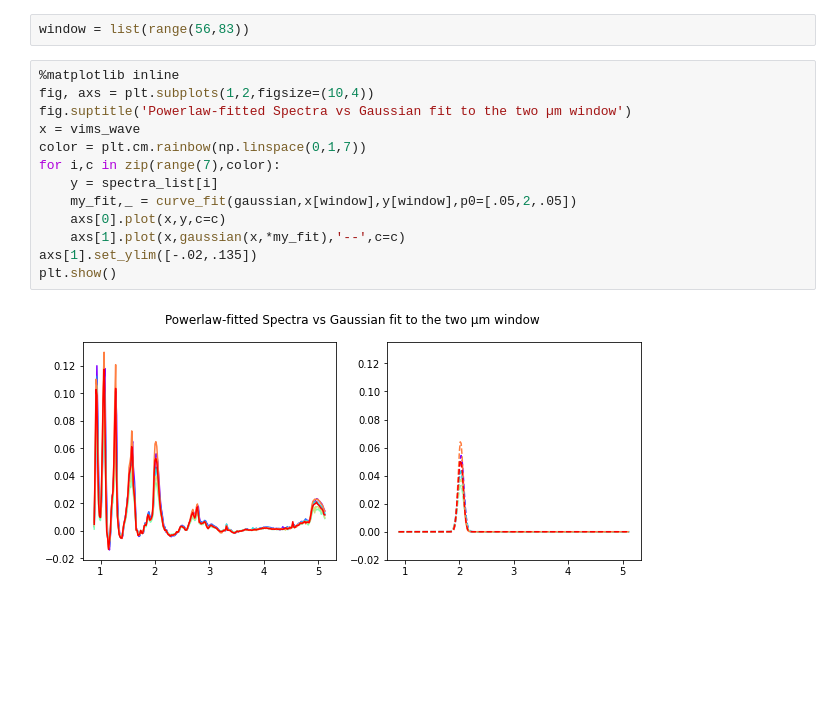
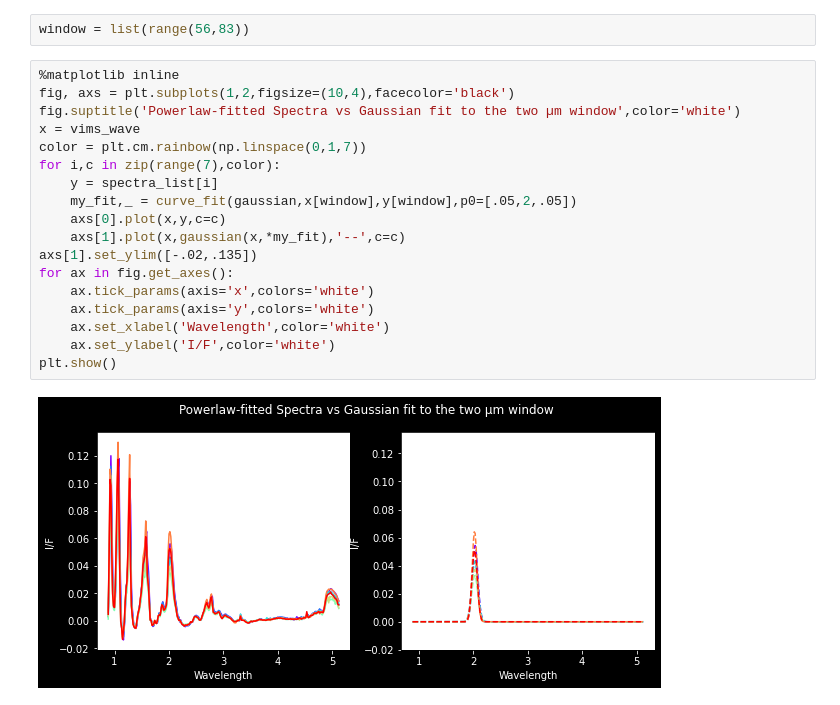
Before and after one commit to lucaslibshutz/spectralResearch, a Jupyter notebook: rainbow_fit.ipynb, the cells around one changed output. Saved outputs shown, nothing was run; the diff lists cells and outputs as text; blank space fills up the shorter version.

Commit message:
subplots uploaded

```diff
--- a/rainbow_fit.ipynb
+++ b/rainbow_fit.ipynb
@@ -43,16 +43,21 @@ for number in new_array:
 window = list(range(56,83))
 # %%
 %matplotlib inline
-fig, axs = plt.subplots(1,2,figsize=(10,4))
-fig.suptitle('Powerlaw-fitted Spectra vs Gaussian fit to the two µm window')
+fig, axs = plt.subplots(1,2,figsize=(10,4),facecolor='black')
+fig.suptitle('Powerlaw-fitted Spectra vs Gaussian fit to the two µm window',color='white')
 x = vims_wave
 color = plt.cm.rainbow(np.linspace(0,1,7))
 for i,c in zip(range(7),color):
     y = spectra_list[i]
     my_fit,_ = curve_fit(gaussian,x[window],y[window],p0=[.05,2,.05])
     axs[0].plot(x,y,c=c)
     axs[1].plot(x,gaussian(x,*my_fit),'--',c=c)
 axs[1].set_ylim([-.02,.135])
+for ax in fig.get_axes():
+    ax.tick_params(axis='x',colors='white')
+    ax.tick_params(axis='y',colors='white')
+    ax.set_xlabel('Wavelength',color='white')
+    ax.set_ylabel('I/F',color='white')
 plt.show()
 # %% [output]
-[figure, old version]
+[figure, new version]
```
Also changed, not shown: 1 other file.
